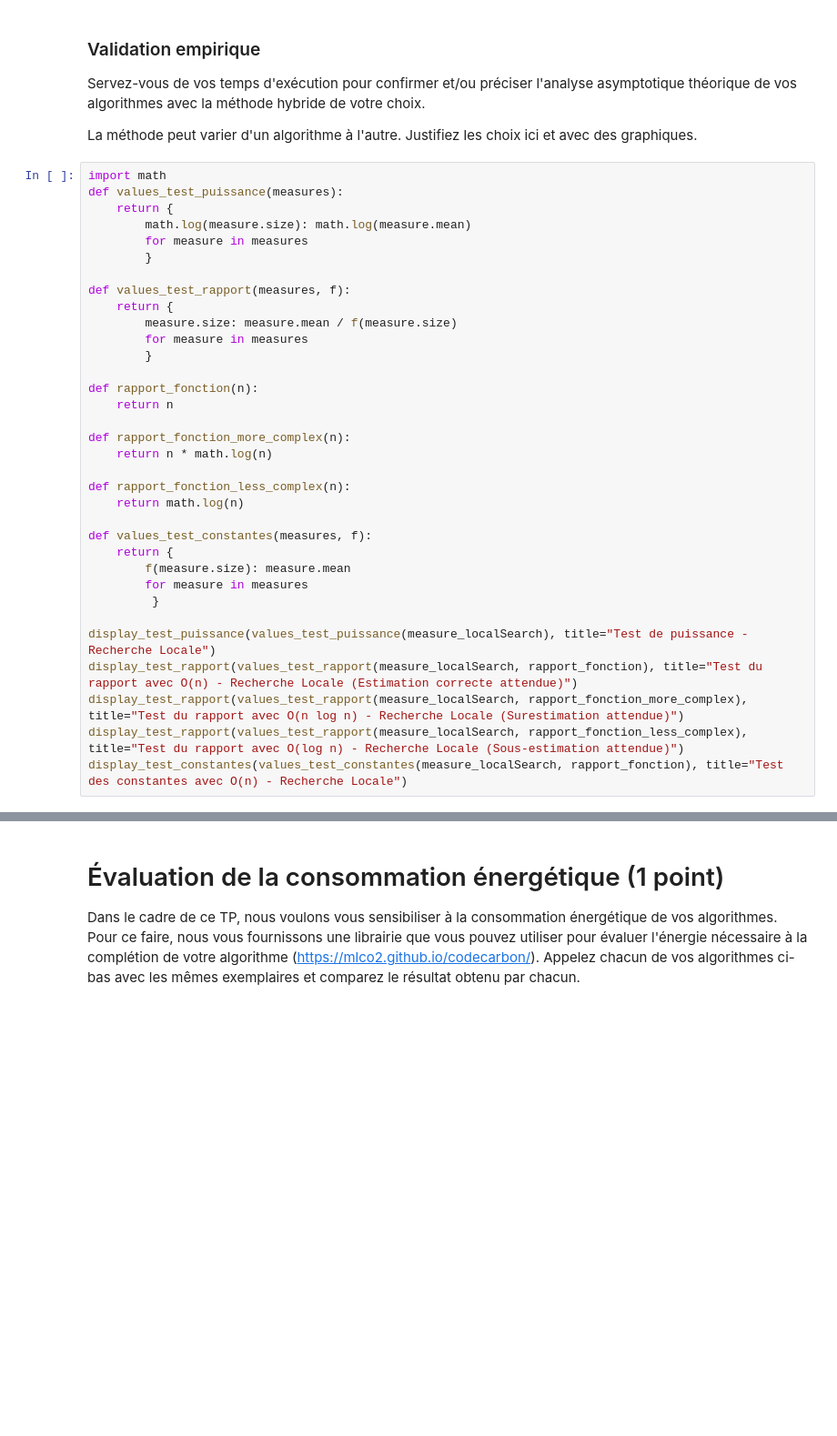
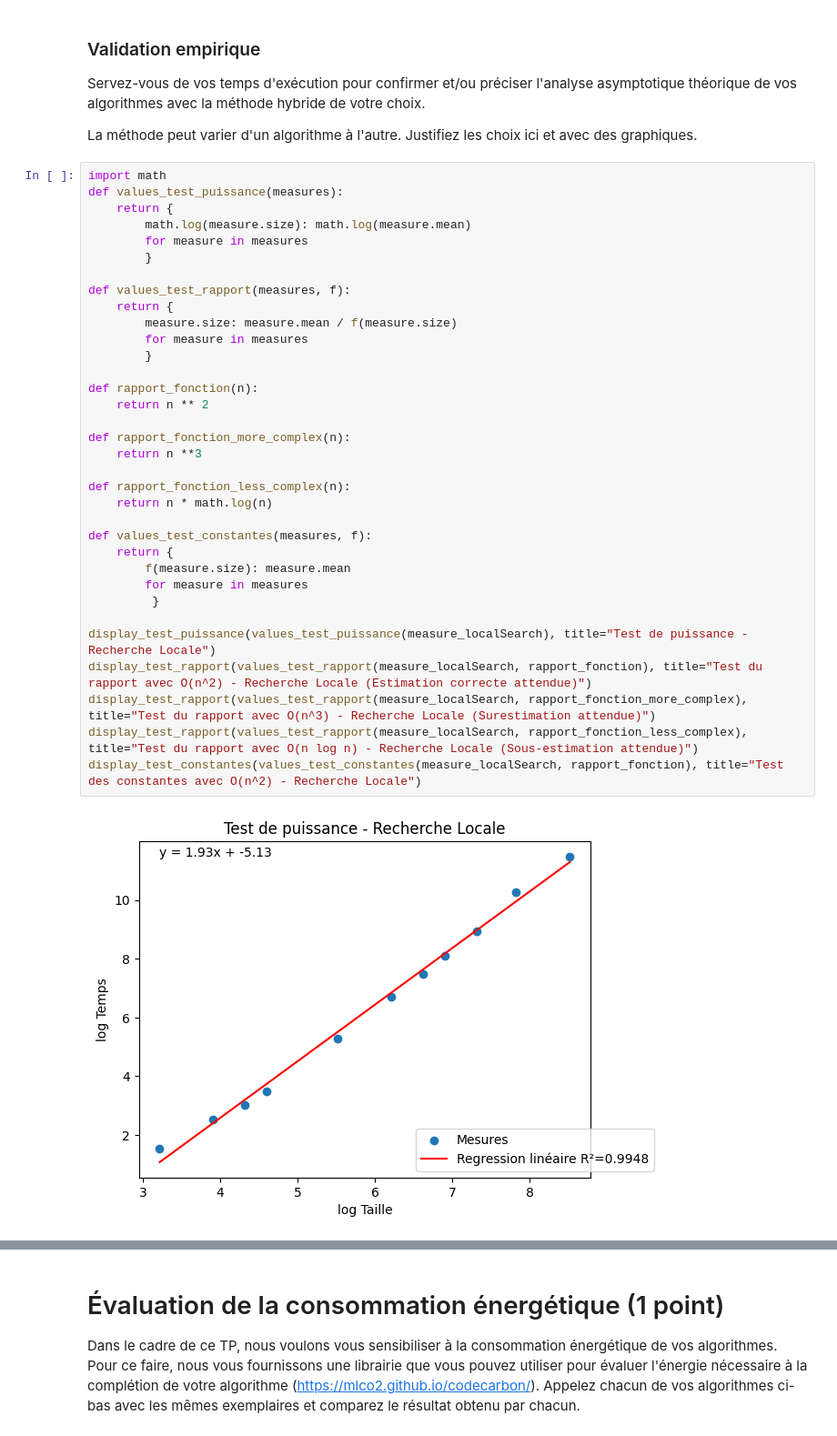
Before and after one commit to TPerronTouchette/INF8775, a Jupyter notebook: TP2-A25/Perron-Touchette_2201589_Benouhoud_2188585.ipynb, the cells around one changed output, grey strips where cells are left out. Shown at 91% size. Drawn from its saved outputs; the diff is of its cells as text; blank space fills up the shorter version.

```diff
--- a/TP2-A25/Perron-Touchette_2201589_Benouhoud_2188585.ipynb
+++ b/TP2-A25/Perron-Touchette_2201589_Benouhoud_2188585.ipynb
@@ -735,34 +768,36 @@ La méthode peut varier d'un algorithme à l'autre. Justifiez les choix ici et a
 # %%
 import math
 def values_test_puissance(measures):
     return {
         math.log(measure.size): math.log(measure.mean)
         for measure in measures
         }
 
 def values_test_rapport(measures, f):
     return {
         measure.size: measure.mean / f(measure.size)
         for measure in measures
         }
 
 def rapport_fonction(n):
-    return n
+    return n ** 2
 
 def rapport_fonction_more_complex(n):
-    return n * math.log(n)
+    return n **3
 
 def rapport_fonction_less_complex(n):
-    return math.log(n)
+    return n * math.log(n)
 
 def values_test_constantes(measures, f):
     return {
         f(measure.size): measure.mean
         for measure in measures
          }
 
 display_test_puissance(values_test_puissance(measure_localSearch), title="Test de puissance - Recherche Locale")
-display_test_rapport(values_test_rapport(measure_localSearch, rapport_fonction), title="Test du rapport avec O(n) - Recherche Locale (Estimation correcte attendue)")
-display_test_rapport(values_test_rapport(measure_localSearch, rapport_fonction_more_complex), title="Test du rapport avec O(n log n) - Recherche Locale (Surestimation attendue)")
-display_test_rapport(values_test_rapport(measure_localSearch, rapport_fonction_less_complex), title="Test du rapport avec O(log n) - Recherche Locale (Sous-estimation attendue)")
-display_test_constantes(values_test_constantes(measure_localSearch, rapport_fonction), title="Test des constantes avec O(n) - Recherche Locale")
+display_test_rapport(values_test_rapport(measure_localSearch, rapport_fonction), title="Test du rapport avec O(n^2) - Recherche Locale (Estimation correcte attendue)")
+display_test_rapport(values_test_rapport(measure_localSearch, rapport_fonction_more_complex), title="Test du rapport avec O(n^3) - Recherche Locale (Surestimation attendue)")
+display_test_rapport(values_test_rapport(measure_localSearch, rapport_fonction_less_complex), title="Test du rapport avec O(n log n) - Recherche Locale (Sous-estimation attendue)")
+display_test_constantes(values_test_constantes(measure_localSearch, rapport_fonction), title="Test des constantes avec O(n^2) - Recherche Locale")
+# %% [output]
+[figure, added]
```
Also changed, not shown: parts of 24 cells of this notebook, 3 other files.
